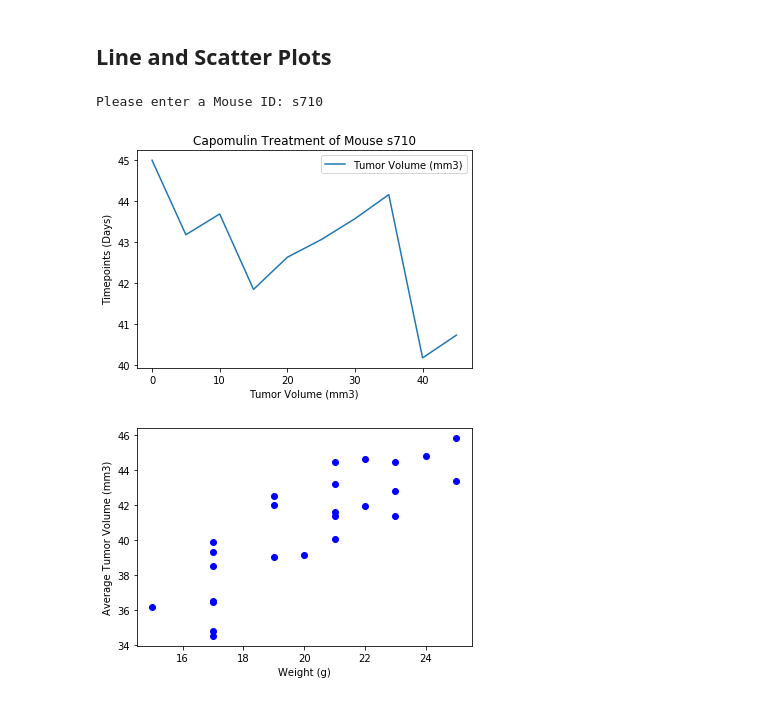
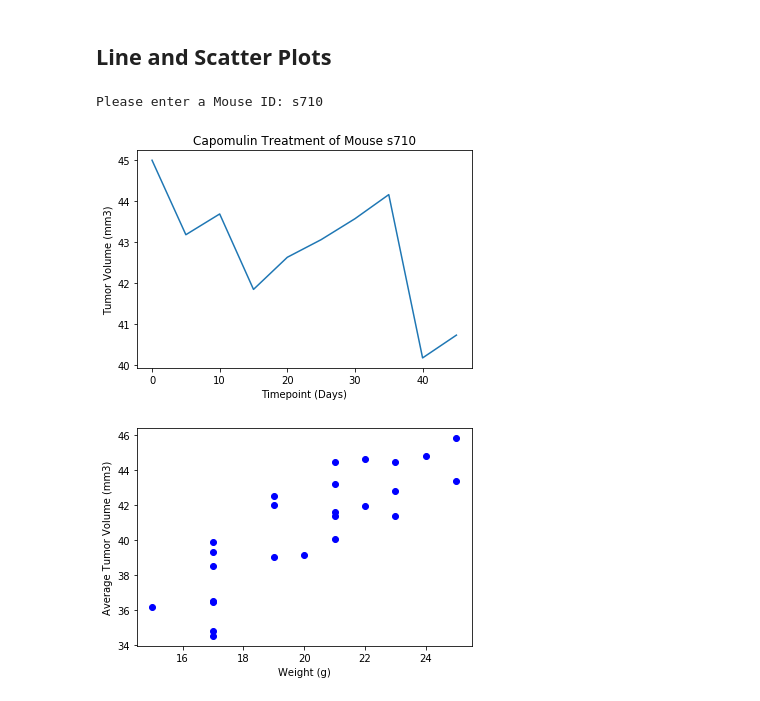
Before and after one commit to bay0624/Matplotlib-Challenge, a Jupyter notebook: pymaceuticals_starter.ipynb, the cells around one changed output. Cells and saved outputs as stored; diff of their text form; code cells hidden in the pictures.

Commit message:
Fix line plot labels

```diff
--- a/pymaceuticals_starter.ipynb
+++ b/pymaceuticals_starter.ipynb
@@ -312,20 +312,20 @@ Values above 87.66645829999999 could be outliers.
 # %%
 # Generate a line plot of tumor volume vs. time point for a single mouse
 # treated with Capomulin
 is_capomulin = clean_combined_df["Drug Regimen"]=="Capomulin"
 is_capomulin_table = clean_combined_df[is_capomulin]
 mouse_lookup = input("Please enter a Mouse ID: ")
 treatment = is_capomulin_table.loc[is_capomulin_table["Mouse ID"]==mouse_lookup,
                                    ["Tumor Volume (mm3)", "Timepoint"]]
 
-treatment.plot(x="Timepoint", y="Tumor Volume (mm3)")
+treatment.plot(x="Timepoint", y="Tumor Volume (mm3)", legend=False)
 plt.title(f"Capomulin Treatment of Mouse " + mouse_lookup)
-plt.xlabel("Tumor Volume (mm3)")
-plt.ylabel("Timepoints (Days)")
+plt.xlabel("Timepoint (Days)")
+plt.ylabel("Tumor Volume (mm3)")
 plt.show()
 # %% [output]
 Please enter a Mouse ID: s710
-[figure, old version]
+[figure, new version]
 # %%
 # Generate a scatter plot of average tumor volume vs. mouse weight
 # for all mice in the Capomulin regimen
```
